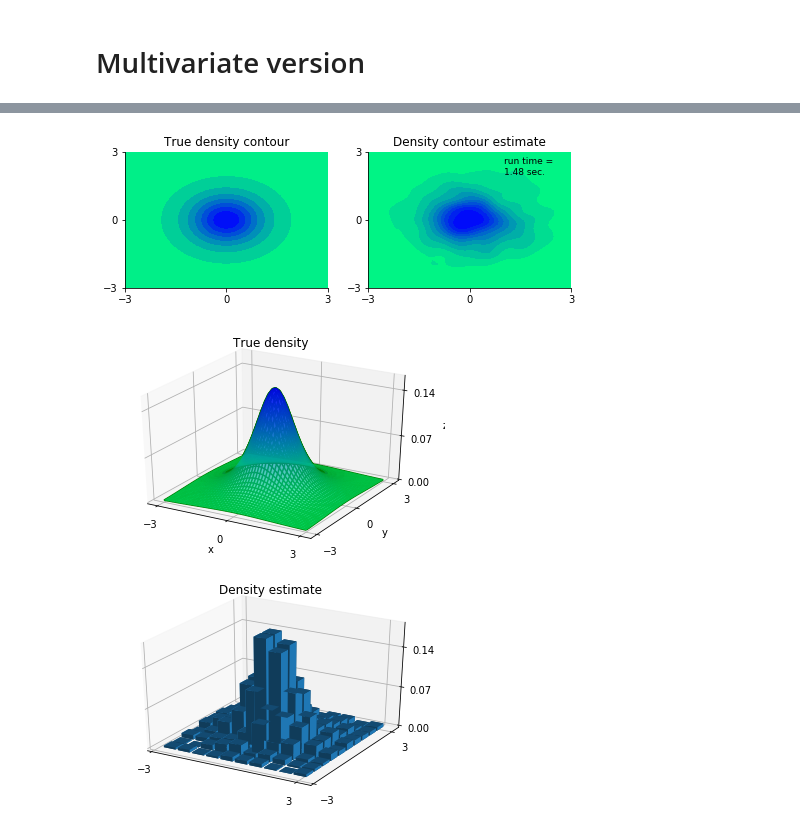
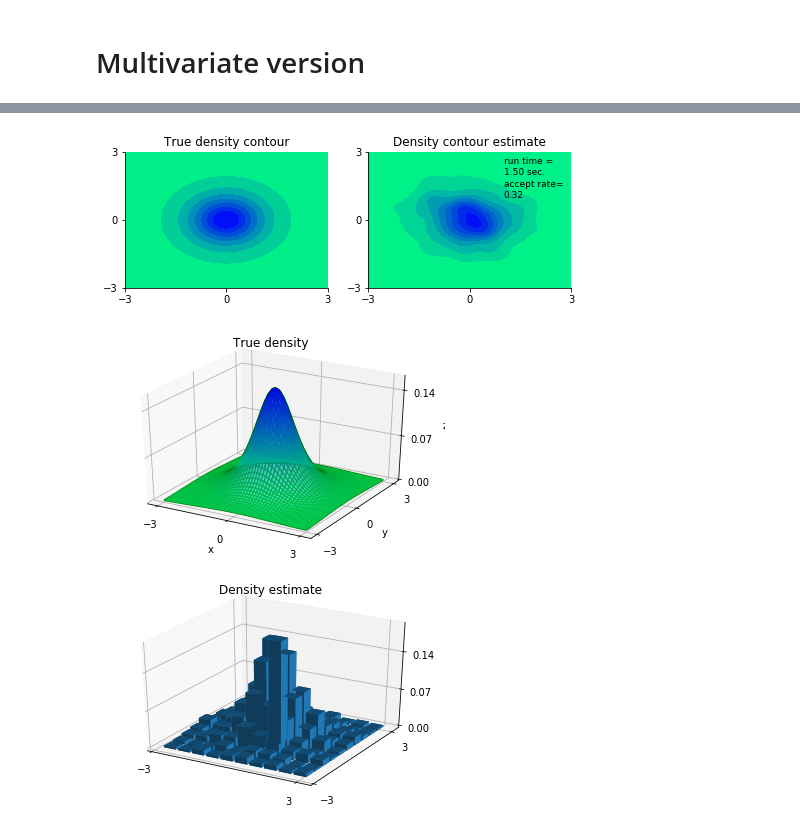
Before and after one commit to mvcortez/math_6397, a Jupyter notebook: challenge_1.ipynb, the cells around one changed output, grey strips where cells are left out. Saved outputs shown, nothing was run; the diff lists cells and outputs as text; code cells hidden in the pictures.

```diff
--- a/challenge_1.ipynb
+++ b/challenge_1.ipynb
@@ -84,26 +174,35 @@ f.savefig('algorithm1.png', format='png', dpi=500,bbox_inches="tight")
 # %%
+mu=0
+sigma=2
+df=2
+c=6
+L=[10,100,1000]
 f, axes = plt.subplots(1,N,figsize=(8,2.5))
 for j in range(N):  #j is L index
     start = timeit.default_timer()
-    y,c_star=rejection_sampling2(L[j],c[2],mu,sigma,df)
+    y,c_star,iteration=rejection_sampling2(L[j],c,mu,sigma,df)
     stop = timeit.default_timer()
     sns.kdeplot(y,label='estimate',shade=True,ax=axes[j])
-    axes[j].plot(np.linspace(-10,10,10000),z,label='true density')
+    axes[j].plot(np.linspace(z_min,z_max,10000),z,label='true density')
+    axes[j].text(2,0.45,f'accept rate=\n%1.2f' %(L[j]/iteration),fontsize=9)
     axes[j].text(2,0.3,f'run time =\n%1.2f sec.' %(stop-start),fontsize=9)
     axes[j].text(2,0.2,r'$\hat{c}$ = %1.2f' %(c_star),fontsize=9)
-    axes[j].set_xlim([-10,10])
+    axes[j].set_xlim([z_min,z_max])
     axes[j].set_ylim([0,0.6])
-    axes[j].set_xticks(np.linspace(-10,10,5))
+    axes[j].set_xticks(np.linspace(z_min,z_max,3))
     axes[j].set_yticks(np.linspace(0,0.6,3))
-    axes[j].set_xticklabels(np.linspace(-10,10,5).astype(int))
+    axes[j].set_xticklabels(np.linspace(z_min,z_max,5).astype(int))
     axes[j].set_yticklabels([])
     axes[j].legend([],frameon=False)
     axes[j].spines['right'].set_color('none')
     axes[j].spines['top'].set_color('none')
     axes[j].set_title('L = %d' %(L[j]))
+    axes[j].set_label('x')
+axes[0].set_ylabel('PDF value')
 axes[0].set_yticklabels(np.linspace(0,0.6,3))
 plt.tight_layout(h_pad=0.1,w_pad=1)
-axes[0].legend(loc='upper left')
+axes[0].legend(loc='upper left',fontsize=9)
 f.suptitle('Density estimates using rejection sampling 2',y=1.05)
-f.savefig('algorithm2.png', format='png', dpi=500,bbox_inches="tight")
+plt.show()
+#f.savefig('algorithm2.png', format='png', dpi=500,bbox_inches="tight")
 # %% [output]
@@ -153,6 +252,7 @@ def plot_contour(X,Y,z,sample):
     axes[1].set_title('Density contour estimate')
     axes[0].set_title('True density contour')
     axes[1].text(1,2,f'run time =\n%1.2f sec.' %(stop-start),fontsize=9)
+    axes[i].text(1,1,f'accept rate=\n%1.2f' %(L/iteration),fontsize=9)
 
 @jit
 def t_pdf(x,mu,df,sigma):
@@ -170,20 +270,22 @@ def twod_ratio(x,df,mu_t,mu_normal,cov_t,cov_normal,c):
 @jit
 def twod_rejection_sampling_1(df,mu_t,mu_normal,cov_t,cov_normal,c,L):
     y=np.zeros([len(mu_t),L])
-    i=0
+    i=j=0
     while i<L:
+        j+=1
         x=np.random.multivariate_normal(mu_normal,cov_normal,1)
         if np.random.uniform(0,1,1)<=twod_ratio(x,df,mu_t,mu_normal,cov_t,cov_normal,c):
             y[:,i]=x
             i+=1
-    return y
+    return y,j
 
 @jit
 def twod_rejection_sampling_2(df,mu_t,mu_normal,cov_t,cov_normal,c,L):
     y=np.zeros([len(mu_t),L+1])
-    i=0
+    i=j=0
     rho=cov_normal[0,1]/np.sqrt(cov_normal[0,0]*cov_normal[1,1])
     while i<L:
+        j+=1
         cond_mu = mu_normal[i%2]+np.sqrt(cov_normal[i%2,i%2])*rho*(y[(i+1)%2,i]-mu_normal[(i+1)%2])/np.sqrt(cov_normal[(i+1)%2,(i+1)%2])
         x=np.random.normal(cond_mu,np.sqrt(cov_normal[i%2,i%2]*(1-rho**2)),1)
         if i%2==0:
@@ -193,7 +295,7 @@ def twod_rejection_sampling_2(df,mu_t,mu_normal,cov_t,cov_normal,c,L):
         if np.random.uniform(0,1,1)<=twod_ratio(prop,df,mu_t,mu_normal,cov_t,cov_normal,c):
                 y[:,i+1]=prop
                 i+=1
-    return y
+    return y,j
 # %%
 mu_t = np.array([0, 0])
 mu_normal = np.array([0, 0])
@@ -224,27 +326,27 @@ plot_samples(sample)
 # %%
 mu_t = np.array([0, 0])
 mu_normal = np.array([0, 0])
 cov_normal = np.array([[2, 0], [0, 2]])
 cov_t = np.array([[1, 0], [0, 1]])
 df=2
 c=3
 L=2000
 start = timeit.default_timer()
-sample=twod_rejection_sampling_2(df,mu_t,mu_normal,cov_t,cov_normal,c,L)
+sample,iteration=twod_rejection_sampling_2(df,mu_t,mu_normal,cov_t,cov_normal,c,L)
 stop = timeit.default_timer()
 
 f, axes = plt.subplots(1,2,figsize=(8,2.5))
 x = np.linspace(-3, 3, 500)
 y = np.linspace(-3, 3, 500)
 X, Y = np.meshgrid(x, y)
 z=np.zeros([500,500])
 for i in range(500):
         for j in range(500):
             z[i,j]= t_pdf([X[i,j],Y[i,j]],mu_t,df,cov_t)
 plot_contour(X,Y,z,sample)
 plot_density(X,Y,z)
 plot_samples(sample)
 # %% [output]
-[figure, old version]
+[figure, new version]
 [figure]
-[figure, old version]
+[figure, new version]
```
Also changed, not shown: parts of 7 cells of this notebook.
